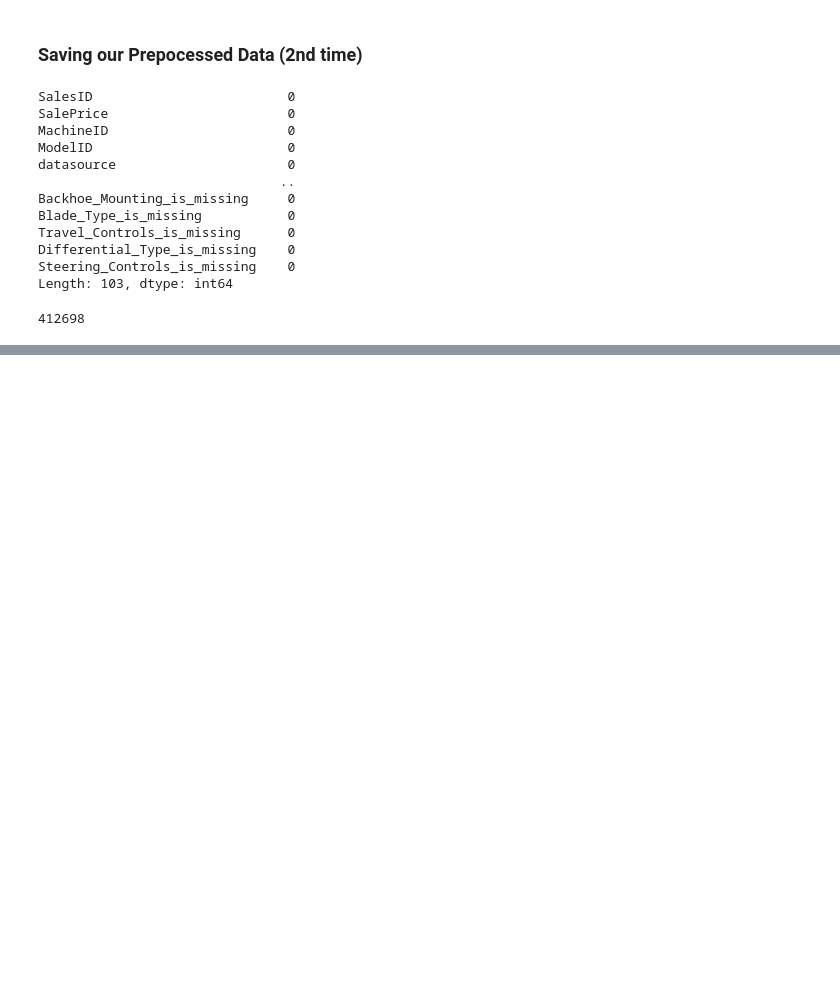
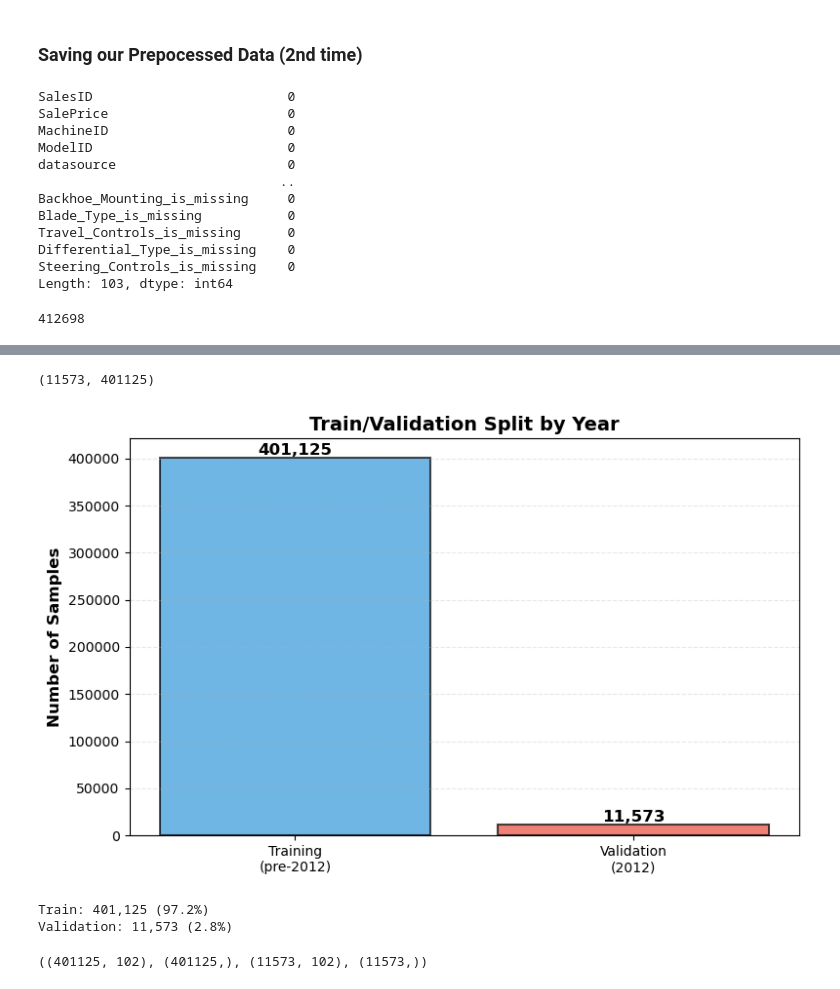
Before and after one commit to Eakempreet/Learning-ML-Projects, a Jupyter notebook: bulldozer-price-prediction-project-2/end-to-end-bluebook-bulldozer-price-regression.ipynb, the cells around one changed output, grey strips where cells are left out. Saved outputs shown, nothing was run; the diff lists cells and outputs as text; code cells hidden in the pictures; blank space fills up the shorter version.

Commit message:
Split the data into train and valid sets and made a Evaluation function

```diff
--- a/bulldozer-price-prediction-project-2/end-to-end-bluebook-bulldozer-price-regression.ipynb
+++ b/bulldozer-price-prediction-project-2/end-to-end-bluebook-bulldozer-price-regression.ipynb
@@ -1091,0 +1186,52 @@ len(df_tmp)
+# %%
+# Split data into training and validation
+
+df_val = df_tmp[df_tmp.saleYear == 2012]
+df_train = df_tmp[df_tmp.saleYear != 2012]
+
+len(df_val), len(df_train)
+# %% [output]
+(11573, 401125)
+# %%
+# Visualize the train/validation split (only for vizualization purpose)
+import matplotlib.pyplot as plt
+
+# Count samples in each set
+split_data = {
+    'Training\n(pre-2012)': len(df_train),
+    'Validation\n(2012)': len(df_val)
+}
+
+# Create bar chart
+fig, ax = plt.subplots(figsize=(8, 5))
+bars = ax.bar(split_data.keys(), split_data.values(), color=['#3498db', '#e74c3c'], alpha=0.7, edgecolor='black', linewidth=1.5)
+
+# Add count labels on bars
+for bar in bars:
+    height = bar.get_height()
+    ax.text(bar.get_x() + bar.get_width()/2., height,
+            f'{int(height):,}',
+            ha='center', va='bottom', fontsize=12, fontweight='bold')
+
+ax.set_ylabel('Number of Samples', fontsize=12, fontweight='bold')
+ax.set_title('Train/Validation Split by Year', fontsize=14, fontweight='bold')
+ax.grid(axis='y', alpha=0.3, linestyle='--')
+plt.tight_layout()
+plt.show()
+
+# Print percentages
+total = len(df_train) + len(df_val)
+print(f'\nTrain: {len(df_train):,} ({100*len(df_train)/total:.1f}%)')
+print(f'Validation: {len(df_val):,} ({100*len(df_val)/total:.1f}%)')
+# %% [output]
+[figure, added]
+Train: 401,125 (97.2%)
+Validation: 11,573 (2.8%)
+# %%
+# Split data into X and y
+X_train, y_train = df_train.drop("SalePrice", axis=1), df_train["SalePrice"]
+X_valid, y_valid = df_val.drop("SalePrice", axis=1), df_val["SalePrice"]
+
+X_train.shape, y_train.shape, X_valid.shape, y_valid.shape
+# %% [output]
+((401125, 102), (401125,), (11573, 102), (11573,))
```
Also changed, not shown: parts of 13 cells of this notebook.
